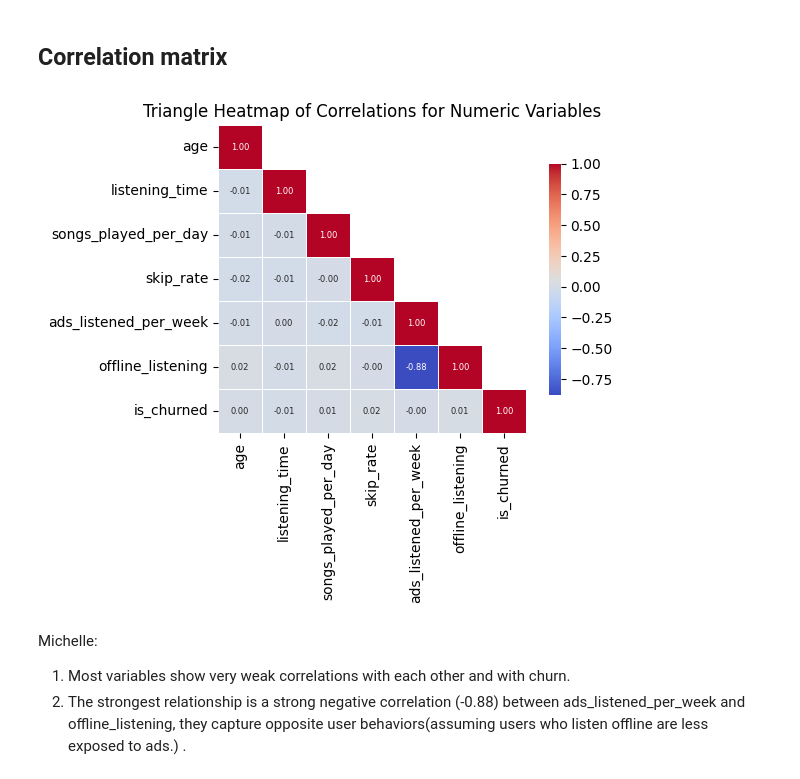
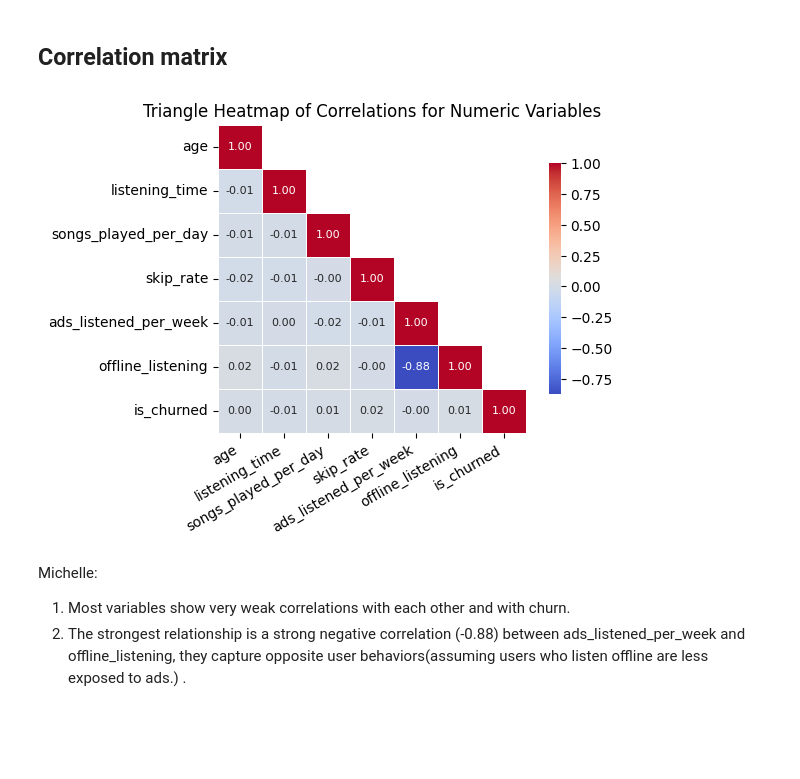
Before and after one commit to xuany823/ADS505_Final_Project, a Jupyter notebook: Spotify_Churn.ipynb, the cells around one changed output. Saved outputs shown, nothing was run; the diff lists cells and outputs as text; code cells hidden in the pictures; blank space fills up the shorter version.

```diff
--- a/Spotify_Churn.ipynb
+++ b/Spotify_Churn.ipynb
@@ -246,22 +266,25 @@ Michelle
 # %%
 # Correlation heatmap for the numeric variables
 corr = df.corr(numeric_only=True)
 
 # Create a mask for the upper triangle, excluding the diagonal
 mask = np.triu(np.ones_like(corr, dtype=bool), k=1)
 
 # Set up the matplotlib figure
 plt.figure(figsize=(6, 4))
 
-# heatmap
+# Heatmap
 sns.heatmap(corr, mask=mask, cmap="coolwarm", annot=True,
-            square=True, linewidths=0.5, annot_kws={"size": 6},
+            square=True, linewidths=0.5, annot_kws={"size": 8},
             fmt=".2f", cbar_kws={"shrink": 0.75})
+
+# Rotate x-axis labels by 45 degrees
+plt.xticks(rotation=30, ha="right")
 
 plt.title("Triangle Heatmap of Correlations for Numeric Variables")
 plt.show()
 # %% [output]
-[figure, old version]
+[figure, new version]
 # %% [markdown]
 Michelle:
 1. Most variables show very weak correlations with each other and with churn.
```
Also changed, not shown: parts of 53 cells of this notebook.
